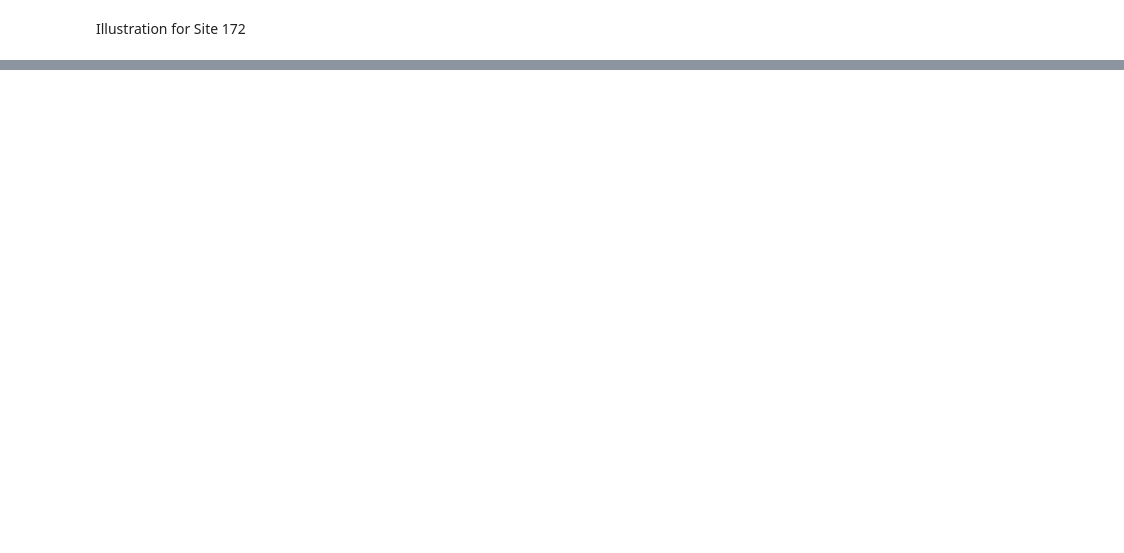
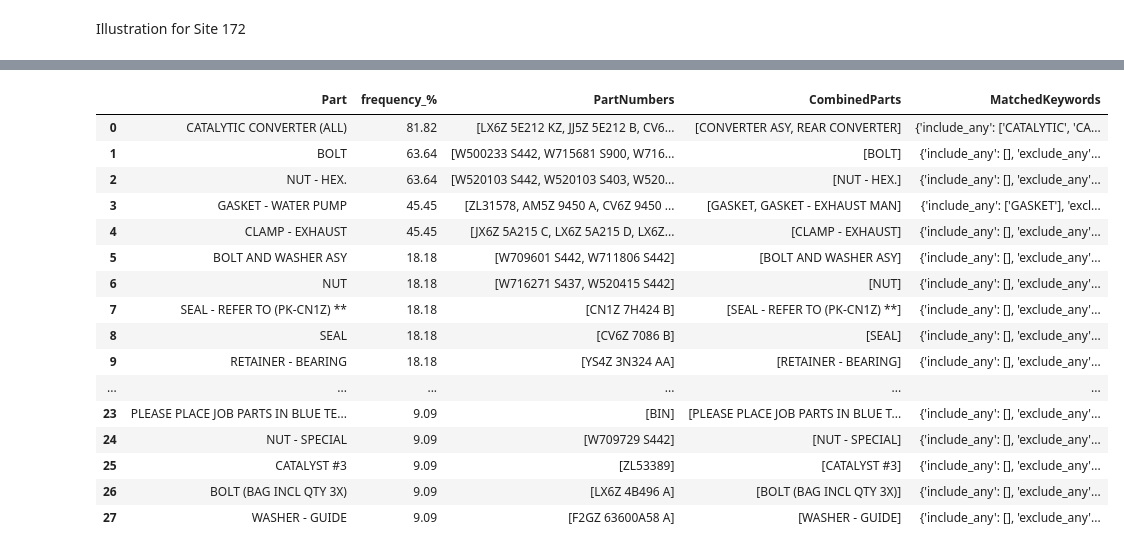
Before and after one commit to MeliPax/SPG, a Jupyter notebook: research/SPG_single_model_analysis.ipynb, the cells around one changed output, grey strips where cells are left out. Drawn from its saved outputs; the diff is of its cells as text; code cells hidden in the pictures; blank space fills up the shorter version.

```diff
--- a/research/SPG_single_model_analysis.ipynb
+++ b/research/SPG_single_model_analysis.ipynb
@@ -977,0 +1272,20 @@ def run_model(key_wrd, request_tbl, labourline_tbl, partslines_tbl):
+# %%
+results130_catal
+# %% [output]
+|  | Part | frequency_% | PartNumbers | CombinedParts | MatchedKeywords |
+| 0 | CATALYTIC CONVERTER (ALL) | 81.82 | [LX6Z 5E212 KZ, JJ5Z 5E212 B, CV6... | [CONVERTER ASY, REAR CONVERTER] | {'include_any': ['CATALYTIC', 'CA... |
+| 1 | BOLT | 63.64 | [W500233 S442, W715681 S900, W716... | [BOLT] | {'include_any': [], 'exclude_any'... |
+| 2 | NUT - HEX. | 63.64 | [W520103 S442, W520103 S403, W520... | [NUT - HEX.] | {'include_any': [], 'exclude_any'... |
+| 3 | GASKET - WATER PUMP | 45.45 | [ZL31578, AM5Z 9450 A, CV6Z 9450 ... | [GASKET, GASKET - EXHAUST MAN] | {'include_any': ['GASKET'], 'excl... |
+| 4 | CLAMP - EXHAUST | 45.45 | [JX6Z 5A215 C, LX6Z 5A215 D, LX6Z... | [CLAMP - EXHAUST] | {'include_any': [], 'exclude_any'... |
+| 5 | BOLT AND WASHER ASY | 18.18 | [W709601 S442, W711806 S442] | [BOLT AND WASHER ASY] | {'include_any': [], 'exclude_any'... |
+| 6 | NUT | 18.18 | [W716271 S437, W520415 S442] | [NUT] | {'include_any': [], 'exclude_any'... |
+| 7 | SEAL - REFER TO (PK-CN1Z) ** | 18.18 | [CN1Z 7H424 B] | [SEAL - REFER TO (PK-CN1Z) **] | {'include_any': [], 'exclude_any'... |
+| 8 | SEAL | 18.18 | [CV6Z 7086 B] | [SEAL] | {'include_any': [], 'exclude_any'... |
+| 9 | RETAINER - BEARING | 18.18 | [YS4Z 3N324 AA] | [RETAINER - BEARING] | {'include_any': [], 'exclude_any'... |
+| ... | ... | ... | ... | ... | ... |
+| 23 | PLEASE PLACE JOB PARTS IN BLUE TE... | 9.09 | [BIN] | [PLEASE PLACE JOB PARTS IN BLUE T... | {'include_any': [], 'exclude_any'... |
+| 24 | NUT - SPECIAL | 9.09 | [W709729 S442] | [NUT - SPECIAL] | {'include_any': [], 'exclude_any'... |
+| 25 | CATALYST #3 | 9.09 | [ZL53389] | [CATALYST #3] | {'include_any': [], 'exclude_any'... |
+| 26 | BOLT (BAG INCL QTY 3X) | 9.09 | [LX6Z 4B496 A] | [BOLT (BAG INCL QTY 3X)] | {'include_any': [], 'exclude_any'... |
+| 27 | WASHER - GUIDE | 9.09 | [F2GZ 63600A58 A] | [WASHER - GUIDE] | {'include_any': [], 'exclude_any'... |
```
Also changed, not shown: parts of 39 cells of this notebook, 1 other file.
